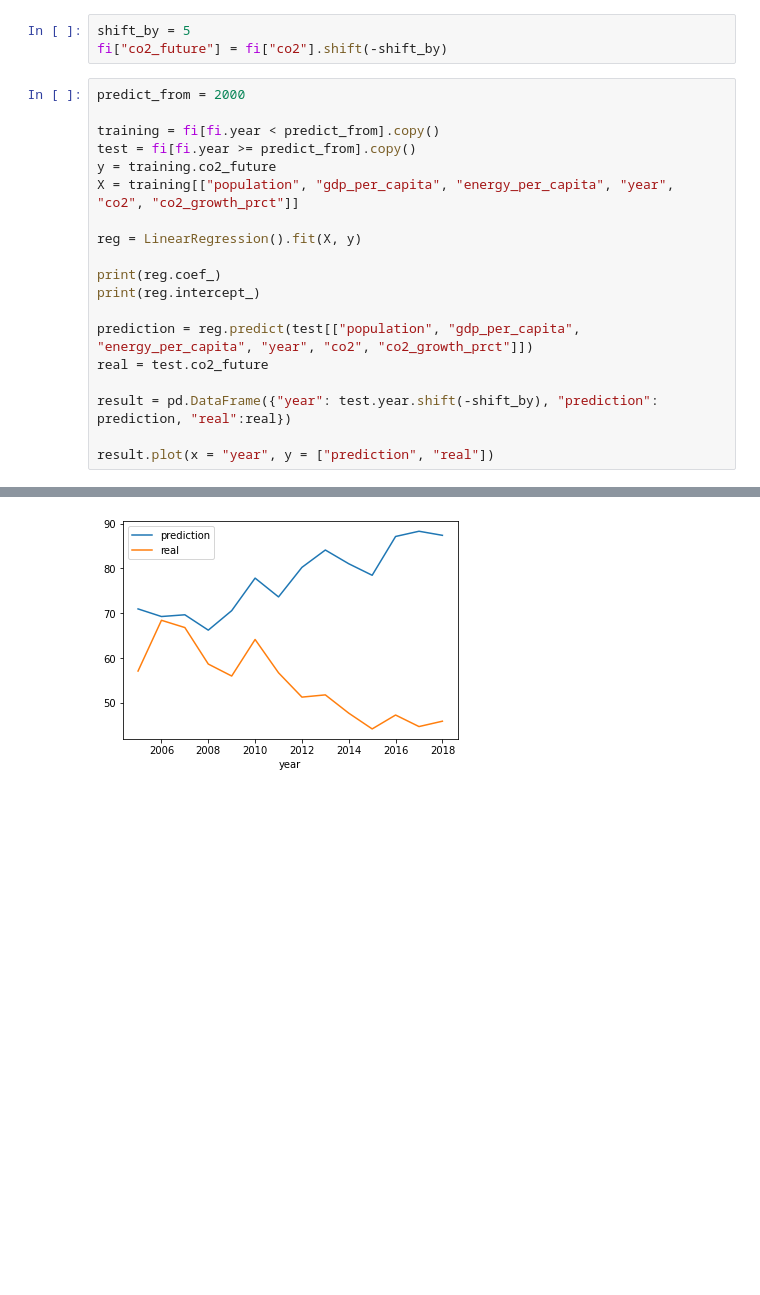
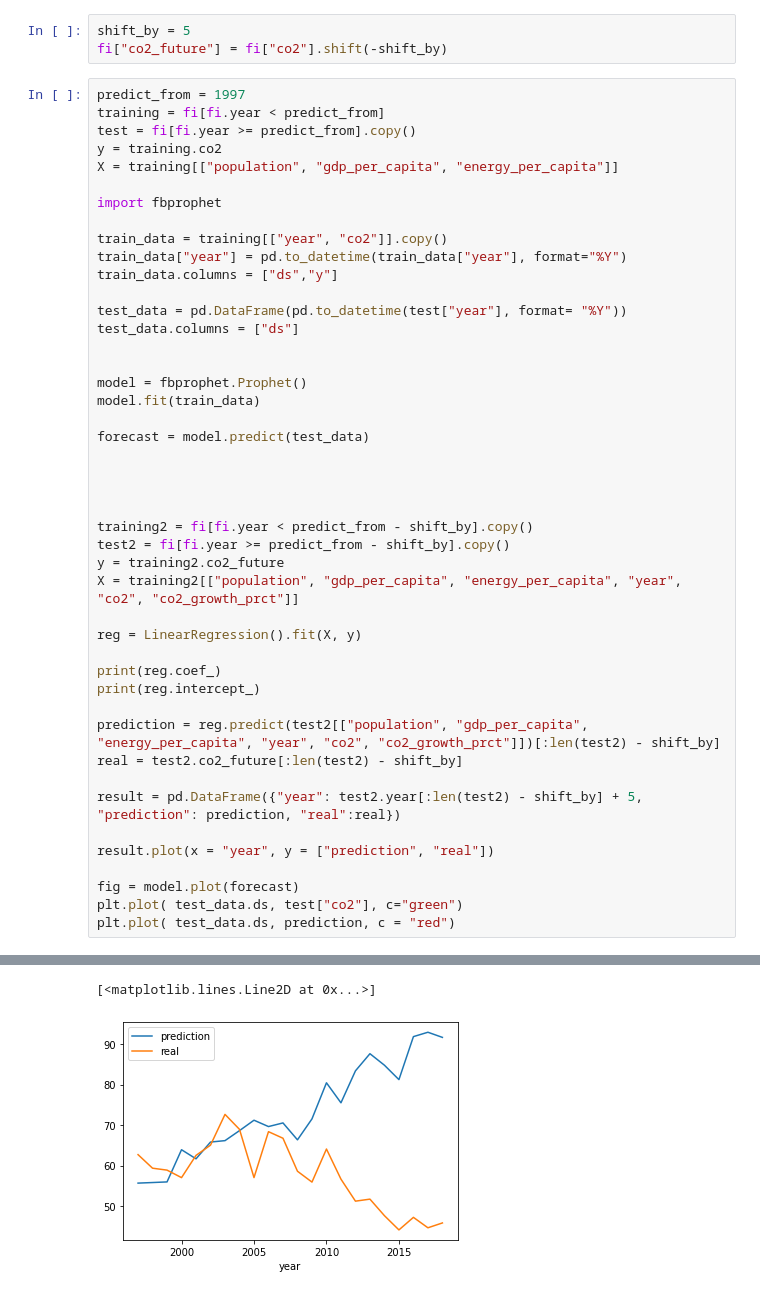
Before and after one commit to AayushKucheria/Reaktor-Communicating-Climate-Change, a Jupyter notebook: Data exploration.ipynb, the cells around one changed output, grey strips where cells are left out. Saved outputs shown, nothing was run; the diff lists cells and outputs as text; blank space fills up the shorter version.

```diff
--- a/Data exploration.ipynb
+++ b/Data exploration.ipynb
@@ -486,22 +491,48 @@ plt.legend()
 shift_by = 5
 fi["co2_future"] = fi["co2"].shift(-shift_by)
 # %%
-predict_from = 2000
+predict_from = 1997
+training = fi[fi.year < predict_from]
+test = fi[fi.year >= predict_from].copy()
+y = training.co2
+X = training[["population", "gdp_per_capita", "energy_per_capita"]]
 
-training = fi[fi.year < predict_from].copy()
-test = fi[fi.year >= predict_from].copy()
-y = training.co2_future
-X = training[["population", "gdp_per_capita", "energy_per_capita", "year", "co2", "co2_growth_prct"]]
+import fbprophet
+
+train_data = training[["year", "co2"]].copy()
+train_data["year"] = pd.to_datetime(train_data["year"], format="%Y")
+train_data.columns = ["ds","y"]
+
+test_data = pd.DataFrame(pd.to_datetime(test["year"], format= "%Y"))
+test_data.columns = ["ds"]
+
+
+model = fbprophet.Prophet()
+model.fit(train_data)
+
+forecast = model.predict(test_data)
+
+
+
+
+training2 = fi[fi.year < predict_from - shift_by].copy()
+test2 = fi[fi.year >= predict_from - shift_by].copy()
+y = training2.co2_future
+X = training2[["population", "gdp_per_capita", "energy_per_capita", "year", "co2", "co2_growth_prct"]]
 
 reg = LinearRegression().fit(X, y)
 
 print(reg.coef_)
 print(reg.intercept_)
 
-prediction = reg.predict(test[["population", "gdp_per_capita", "energy_per_capita", "year", "co2", "co2_growth_prct"]])
-real = test.co2_future
+prediction = reg.predict(test2[["population", "gdp_per_capita", "energy_per_capita", "year", "co2", "co2_growth_prct"]])[:len(test2) - shift_by]
+real = test2.co2_future[:len(test2) - shift_by]
 
-result = pd.DataFrame({"year": test.year.shift(-shift_by), "prediction": prediction, "real":real})
+result = pd.DataFrame({"year": test2.year[:len(test2) - shift_by] + 5, "prediction": prediction, "real":real})
 
 result.plot(x = "year", y = ["prediction", "real"])
+
+fig = model.plot(forecast)
+plt.plot( test_data.ds, test["co2"], c="green")
+plt.plot( test_data.ds, prediction, c = "red")
 # %% [output]
@@ -512 +545,2 @@ result.plot(x = "year", y = ["prediction", "real"])
+[<matplotlib.lines.Line2D at 0x...>]
-[figure, old version]
+[figure, new version]
```
Also changed, not shown: parts of 11 cells of this notebook.
